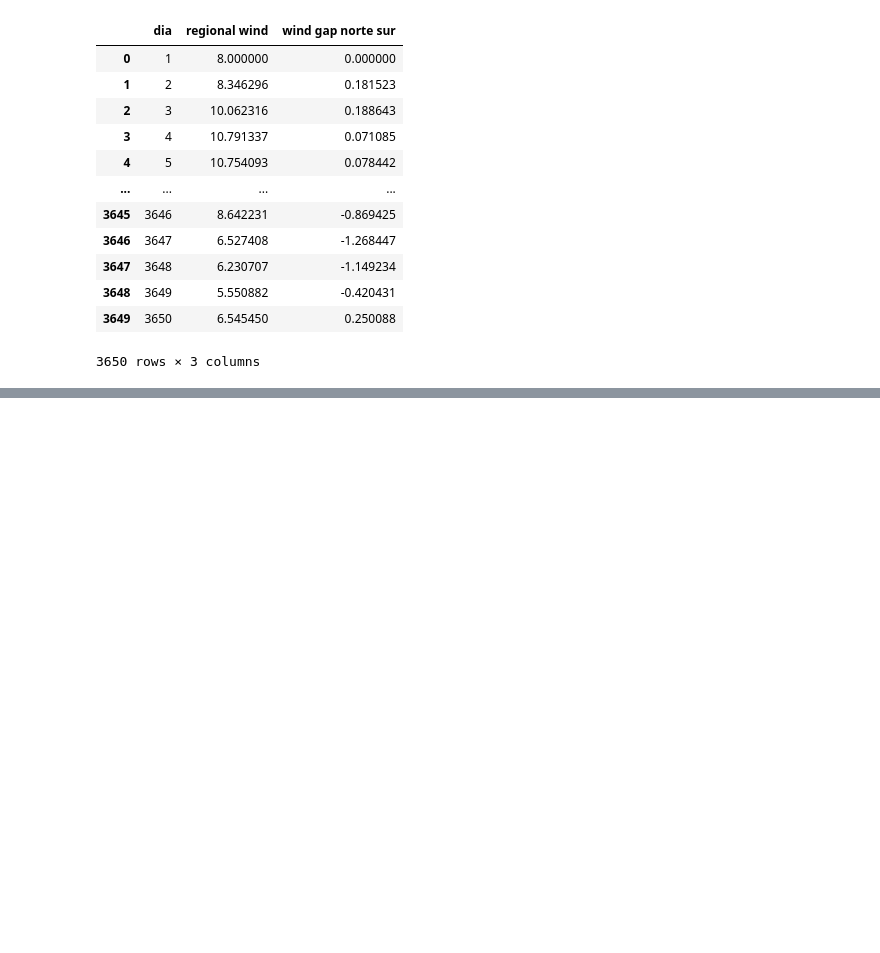
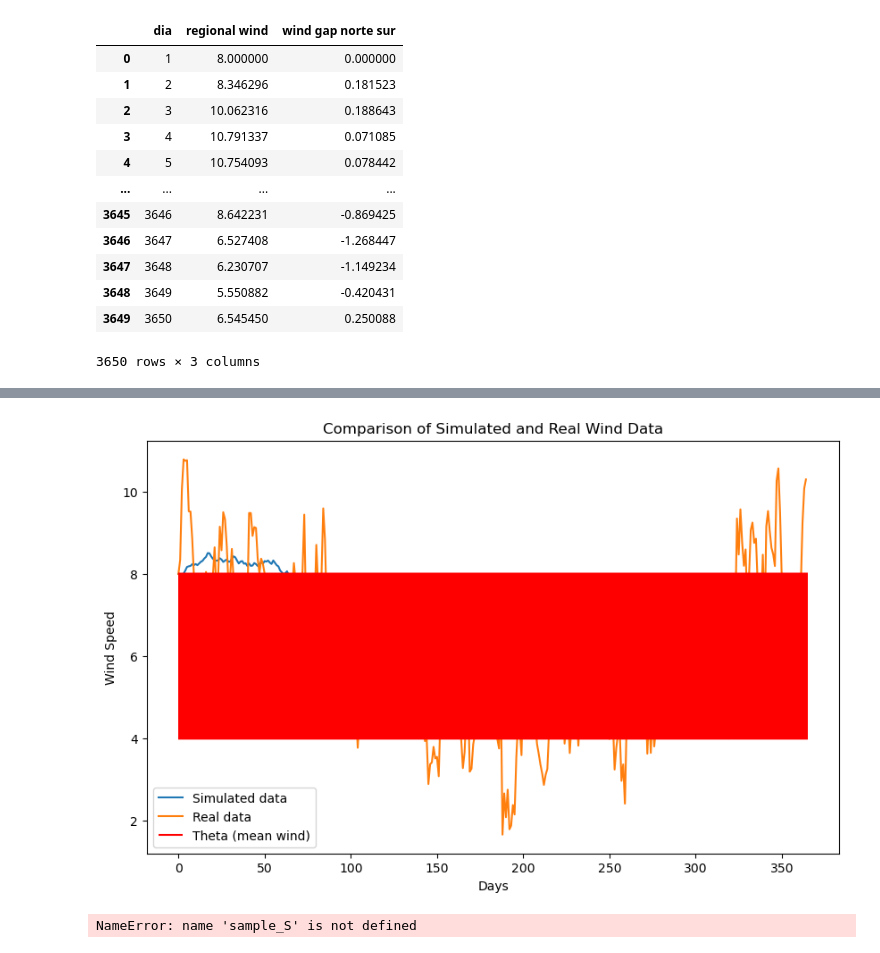
Before and after one commit to emi-verdun/Simulacion-Molino-ACN, a Jupyter notebook: simulacion.ipynb, the cells around one changed output, grey strips where cells are left out. Saved outputs shown, nothing was run; the diff lists cells and outputs as text; code cells hidden in the pictures; blank space fills up the shorter version.

```diff
--- a/simulacion.ipynb
+++ b/simulacion.ipynb
@@ -70,0 +183,41 @@ sigma = np.sqrt(c/delta)
+# %%
+# Función corregida para simular los caminos del viento
+def viento_paths(S_0, kappa, theta, sigma, delta, T, m):
+    S = np.zeros((m, T))  # Corregimos la creación de la matriz
+    S[:, 0] = S_0
+    for t in range(1, T):
+        S[:, t] = S[:, t-1] + kappa * (theta[t] - S[:, t-1]) * delta + np.sqrt(delta) * sigma * np.random.normal(0, 1, m)
+    return S
+
+# Parámetros de entrada
+S_0 = viento["regional wind"].iloc[0]
+m = 1000  # Número de simulaciones
+T = 365  # Simulación de 1 año (ajusta según sea necesario)
+delta = 1/365  # Paso de tiempo
+
+# Theta calculado a partir de la fórmula dada
+theta = 6 + 2 * np.cos(2 * np.pi * np.arange(T) / 365)
+
+# Simulación del viento
+S = viento_paths(S_0, kappa, theta, sigma, delta, T, m)
+
+# Comparación gráfica entre los datos simulados y reales
+plt.figure(figsize=(10, 6))
+plt.plot(S[0], label='Simulated data')  # Primera simulación
+plt.plot(viento["regional wind"].values[:T], label='Real data')  # Datos reales
+plt.hlines(theta, 0, T, colors='r', label='Theta (mean wind)')
+plt.xlabel('Days')
+plt.ylabel('Wind Speed')
+plt.title('Comparison of Simulated and Real Wind Data')
+plt.legend()
+plt.show()
+# %% [output]
+[figure, added]
+# %%
+S = sample_S(S_0, mu, sigma, delta, 21,100)
+for S_i in S:
+    plt.plot(S_i)
+
+plt.show()
+# %% [output]
+NameError: name 'sample_S' is not defined
```
Also changed, not shown: parts of 8 cells of this notebook.
